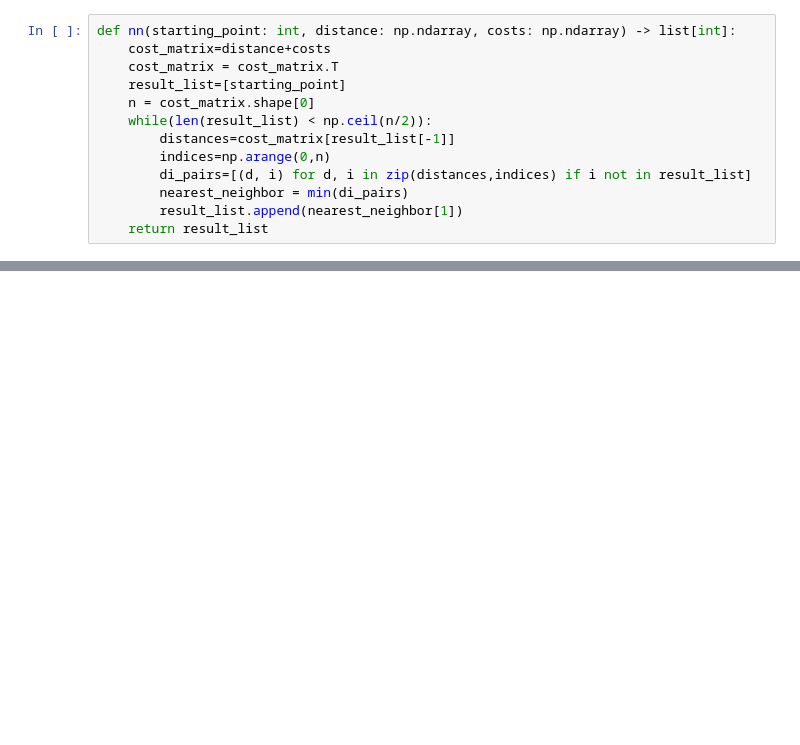
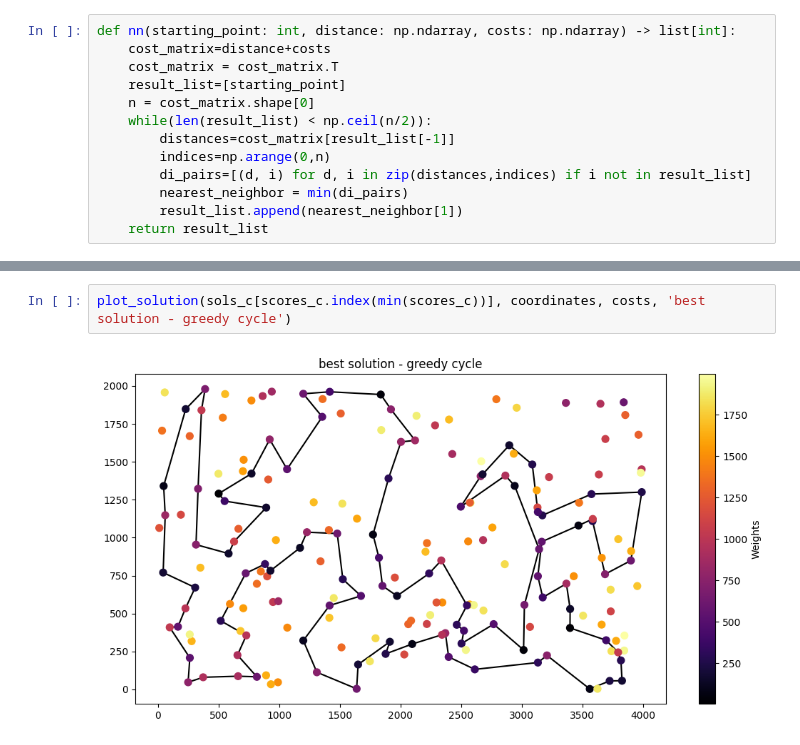
Before and after one commit to krzysztof-m-w/evolutionary_computation, a Jupyter notebook: lab1/ec1.ipynb, the cells around one changed output, grey strips where cells are left out. Drawn from its saved outputs; the diff is of its cells as text; blank space fills up the shorter version.

```diff
--- a/lab1/ec1.ipynb
+++ b/lab1/ec1.ipynb
@@ -60,0 +246,4 @@ def score(path: list, distance: np.ndarray, costs: np.ndarray) -> int:
+# %%
+plot_solution(sols_c[scores_c.index(min(scores_c))], coordinates, costs, 'best solution - greedy cycle')
+# %% [output]
+[figure, added]
```
Also changed, not shown: parts of 24 cells of this notebook.
